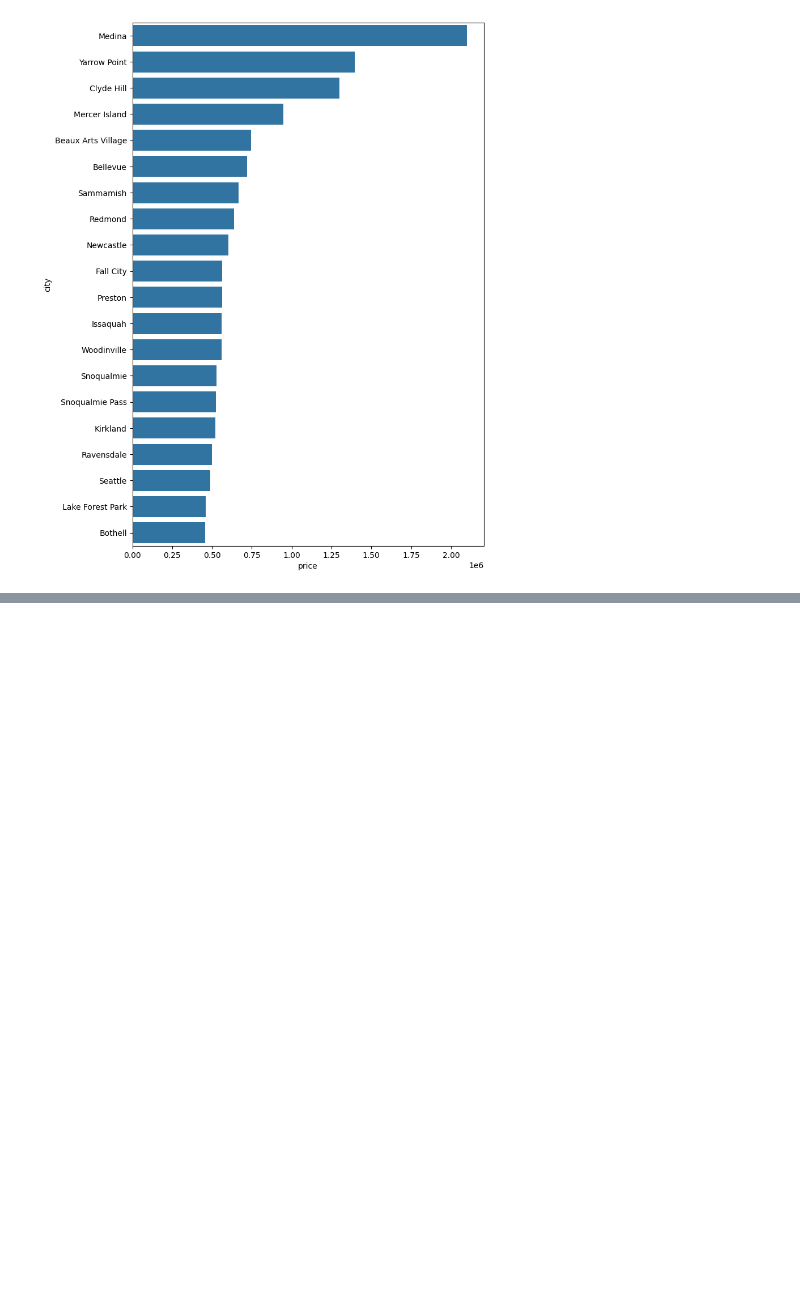
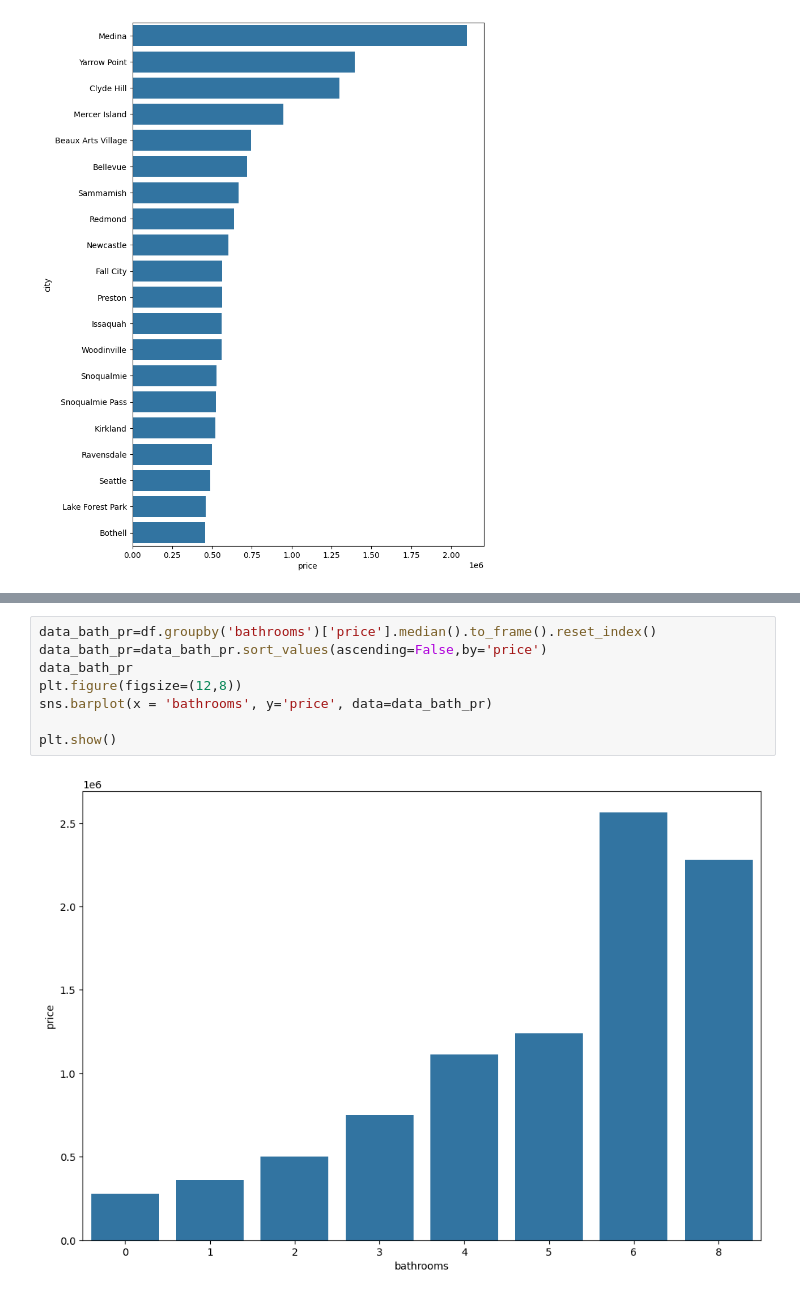
Before and after one commit to realyashsehgal/house_price_prediction, a Jupyter notebook: Main.ipynb, the cells around one changed output, grey strips where cells are left out. Drawn from its saved outputs; the diff is of its cells as text; blank space fills up the shorter version.

```diff
--- a/Main.ipynb
+++ b/Main.ipynb
@@ -346,0 +355,10 @@ plt.show()
+# %%
+data_bath_pr=df.groupby('bathrooms')['price'].median().to_frame().reset_index()
+data_bath_pr=data_bath_pr.sort_values(ascending=False,by='price')
+data_bath_pr
+plt.figure(figsize=(12,8))
+sns.barplot(x = 'bathrooms', y='price', data=data_bath_pr)
+
+plt.show()
+# %% [output]
+[figure, added]
```
Also changed, not shown: parts of 28 cells of this notebook.
